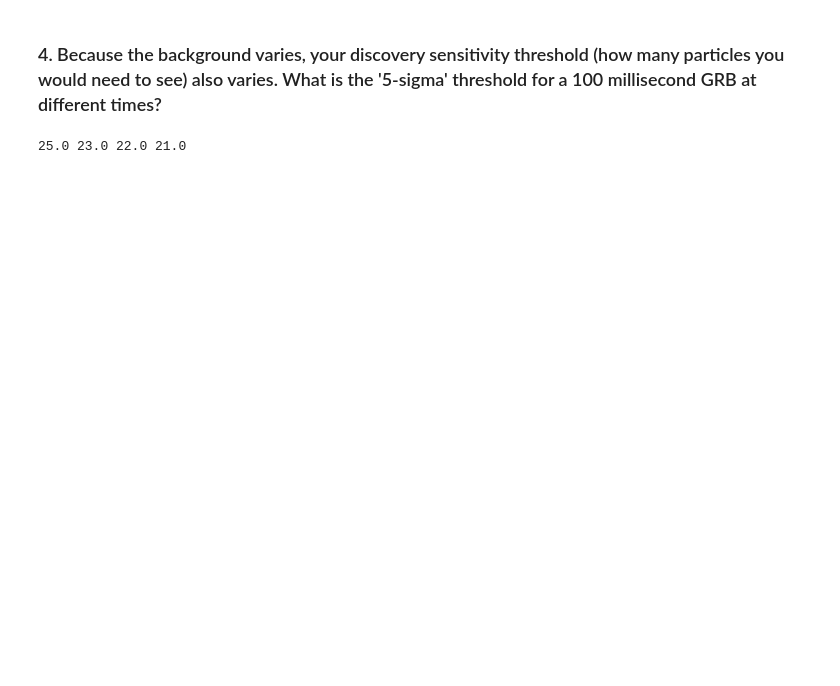
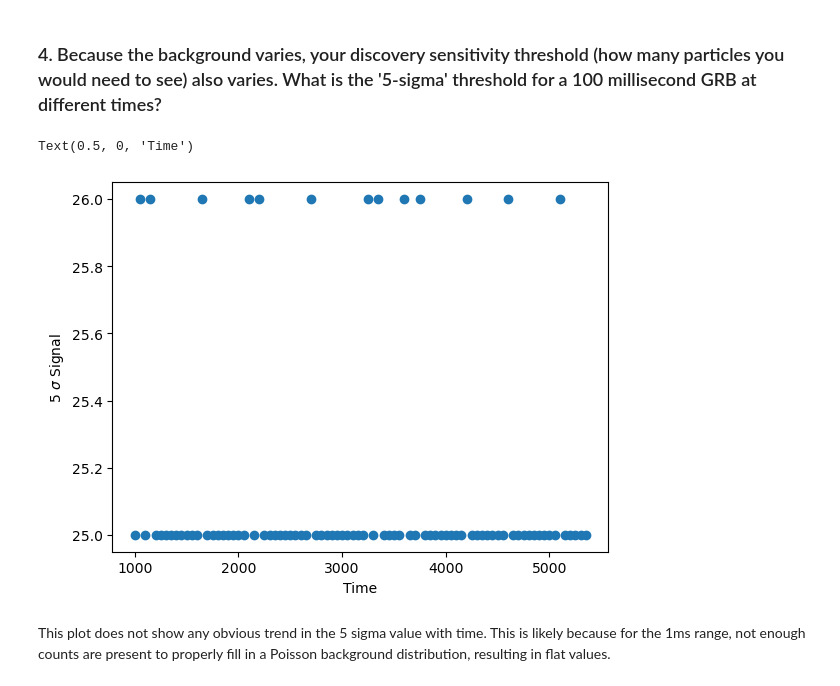
Before and after one commit to tarias16/Phys-434-Big-Data, a Jupyter notebook: Lab_4.ipynb, the cells around one changed output. Drawn from its saved outputs; the diff is of its cells as text; code cells hidden in the pictures; blank space fills up the shorter version.

```diff
--- a/Lab_4.ipynb
+++ b/Lab_4.ipynb
@@ -261,19 +264,25 @@ test = counts_in_range(df, 16.0, 0.1)
 # %%
-t_range = np.arange(0, np.max(t_folded), 0.1)
+t_range = np.arange(1000, np.max(t_folded), 50)
 # %%
-def find_sigma(time):
-    counts = counts_in_range(df, time, delta_t = 0.1)
+def find_sigma(time, dt = 0.1):
+    counts = counts_in_range(df, time, delta_t = dt)
     mean = np.mean(counts)
     prob5s = stats.norm.sf(5)
     thresh = stats.poisson.isf(prob5s, mu = mean)
 
     return thresh
-# %%
-# Get sample thresholds
-th1 = find_sigma(0)
-th2 = find_sigma(1000)
-th3 = find_sigma(3000)
-th4 = find_sigma(4000)
-print(th1, th2, th3, th4)
-# %% [output]
-25.0 23.0 22.0 21.0
+# %%
+th =[]
+for i in range(0, len(t_range)):
+    th.append(find_sigma(i))
+# %%
+fig, ax = plt.subplots()
+
+ax.scatter(t_range, th)
+ax.set_ylabel(r'5 $\sigma$ Signal')
+ax.set_xlabel('Time')
+# %% [output]
+Text(0.5, 0, 'Time')
+[figure, added]
+# %% [markdown]
+This plot does not show any obvious trend in the 5 sigma value with time. This is likely because for the 1ms range, not enough counts are present to properly fill in a Poisson background distribution, resulting in flat values.
```
Also changed, not shown: parts of 14 cells of this notebook.
